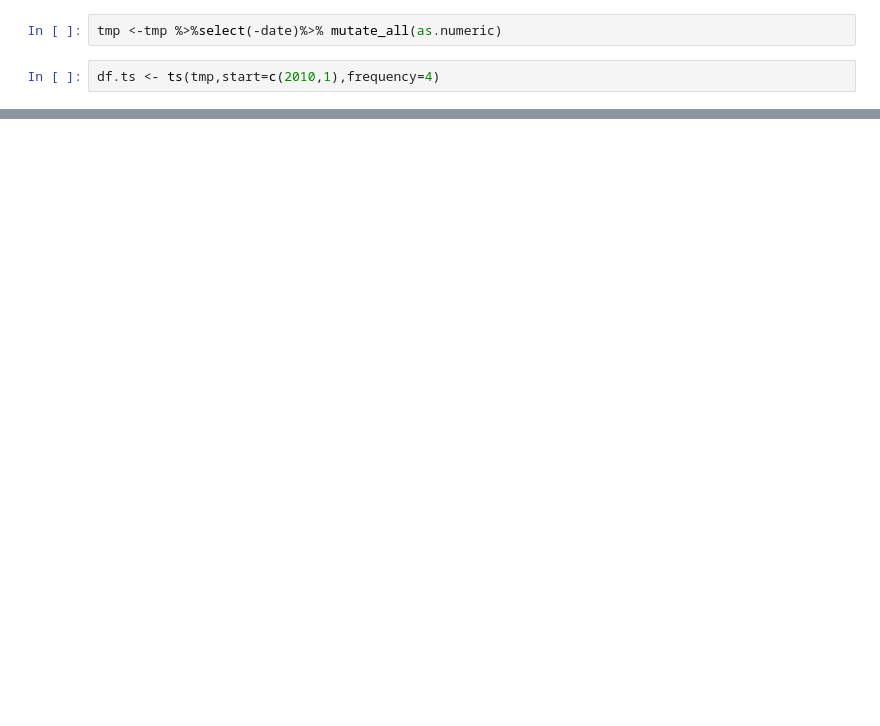
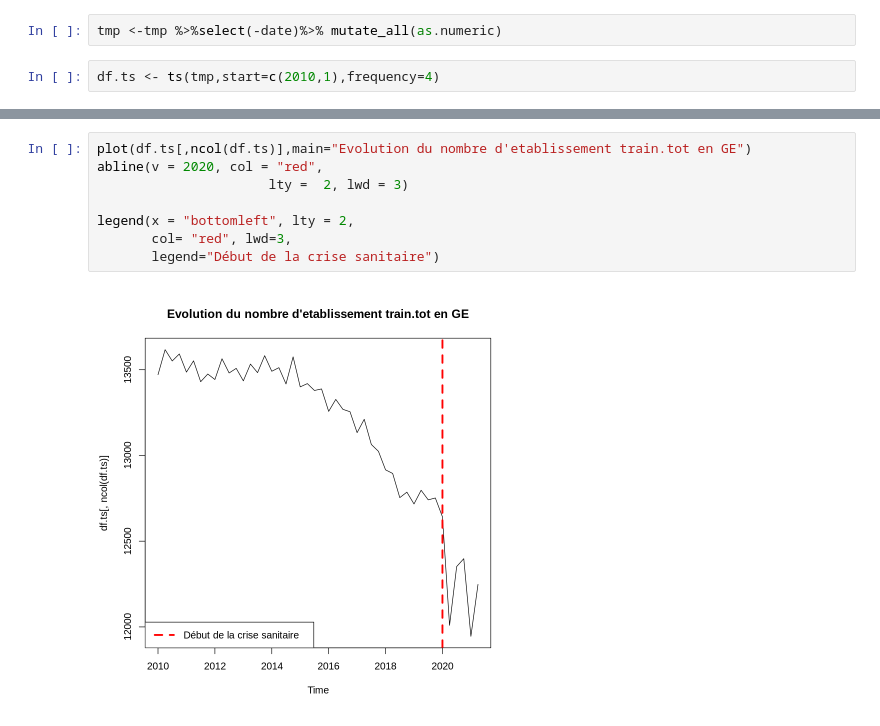
Before and after one commit to Jay-boo/TimeSeries_ACOSS, a Jupyter notebook: main.ipynb, the cells around one changed output, grey strips where cells are left out. Saved outputs shown, nothing was run; the diff lists cells and outputs as text; blank space fills up the shorter version.

```diff
--- a/main.ipynb
+++ b/main.ipynb
@@ -292,0 +296,10 @@ df.ts <- ts(tmp,start=c(2010,1),frequency=4)
+# %%
+plot(df.ts[,ncol(df.ts)],main="Evolution du nombre d'etablissement train.tot en GE")
+abline(v = 2020, col = "red",
+                      lty =  2, lwd = 3)
+
+legend(x = "bottomleft", lty = 2,
+       col= "red", lwd=3,
+       legend="Début de la crise sanitaire")
+# %% [output]
+[figure, added]
```
Also changed, not shown: parts of 35 cells of this notebook.
